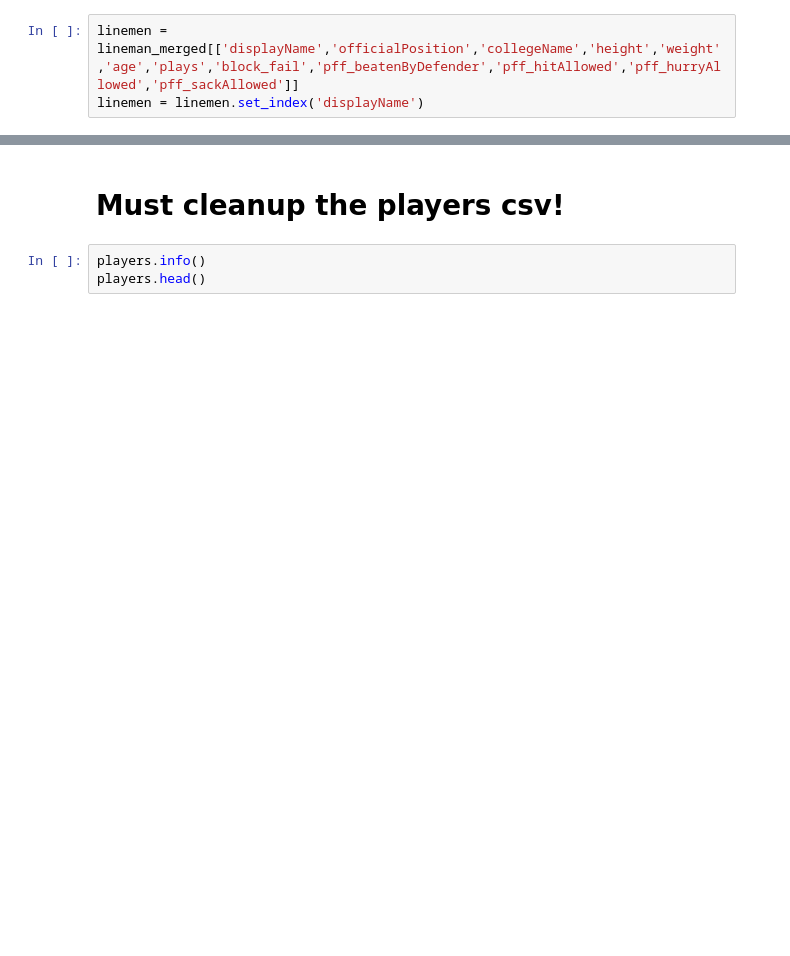
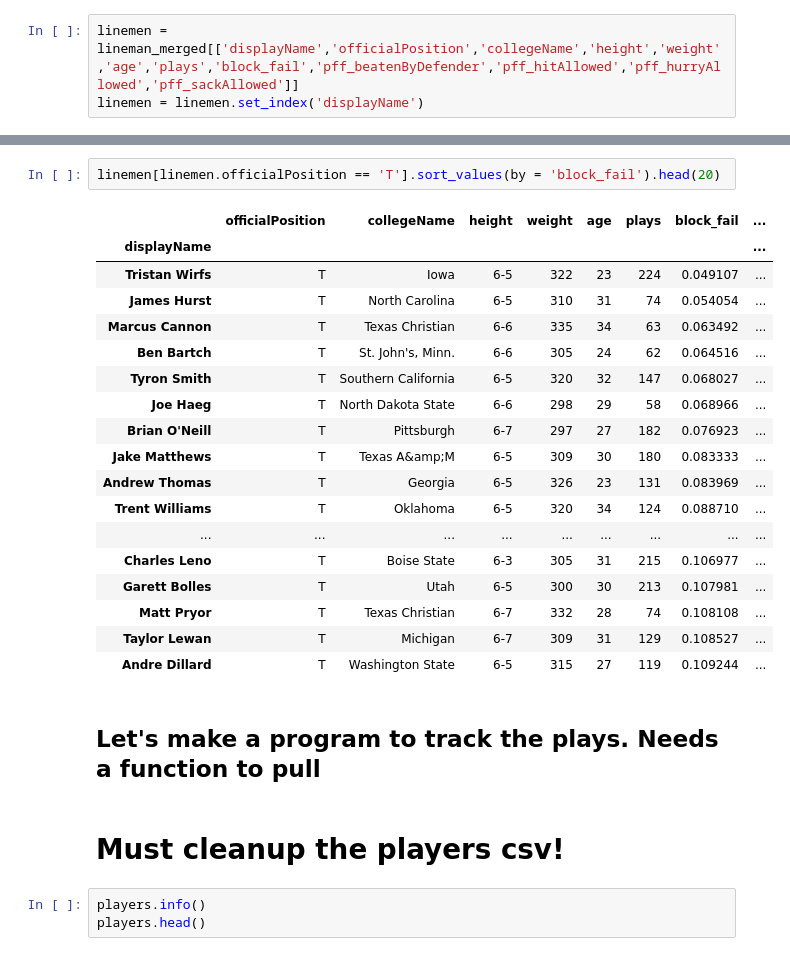
Before and after one commit to Miller-Ryan-1/nfl-linemen, a Jupyter notebook: analysis_playground.ipynb, the cells around one changed output, grey strips where cells are left out. Drawn from its saved outputs; the diff is of its cells as text; blank space fills up the shorter version.

```diff
--- a/analysis_playground.ipynb
+++ b/analysis_playground.ipynb
@@ -724,3 +829,26 @@ linemen.sort_values(by = 'block_fail').head(20)
+# %%
+linemen[linemen.officialPosition == 'T'].sort_values(by = 'block_fail').head(20)
+# %% [output]
+|  | officialPosition | collegeName | height | weight | age | plays | block_fail | ... |
+| displayName |  |  |  |  |  |  |  | ... |
+| Tristan Wirfs | T | Iowa | 6-5 | 322 | 23 | 224 | 0.049107 | ... |
+| James Hurst | T | North Carolina | 6-5 | 310 | 31 | 74 | 0.054054 | ... |
+| Marcus Cannon | T | Texas Christian | 6-6 | 335 | 34 | 63 | 0.063492 | ... |
+| Ben Bartch | T | St. John's, Minn. | 6-6 | 305 | 24 | 62 | 0.064516 | ... |
+| Tyron Smith | T | Southern California | 6-5 | 320 | 32 | 147 | 0.068027 | ... |
+| Joe Haeg | T | North Dakota State | 6-6 | 298 | 29 | 58 | 0.068966 | ... |
+| Brian O'Neill | T | Pittsburgh | 6-7 | 297 | 27 | 182 | 0.076923 | ... |
+| Jake Matthews | T | Texas A&amp;M | 6-5 | 309 | 30 | 180 | 0.083333 | ... |
+| Andrew Thomas | T | Georgia | 6-5 | 326 | 23 | 131 | 0.083969 | ... |
+| Trent Williams | T | Oklahoma | 6-5 | 320 | 34 | 124 | 0.088710 | ... |
+| ... | ... | ... | ... | ... | ... | ... | ... | ... |
+| Charles Leno | T | Boise State | 6-3 | 305 | 31 | 215 | 0.106977 | ... |
+| Garett Bolles | T | Utah | 6-5 | 300 | 30 | 213 | 0.107981 | ... |
+| Matt Pryor | T | Texas Christian | 6-7 | 332 | 28 | 74 | 0.108108 | ... |
+| Taylor Lewan | T | Michigan | 6-7 | 309 | 31 | 129 | 0.108527 | ... |
+| Andre Dillard | T | Washington State | 6-5 | 315 | 27 | 119 | 0.109244 | ... |
+# %% [markdown]
+## Let's make a program to track the plays.  Needs a function to pull
 # %% [markdown]
 # Must cleanup the players csv!
 # %%
```
Also changed, not shown: parts of 87 cells of this notebook.
